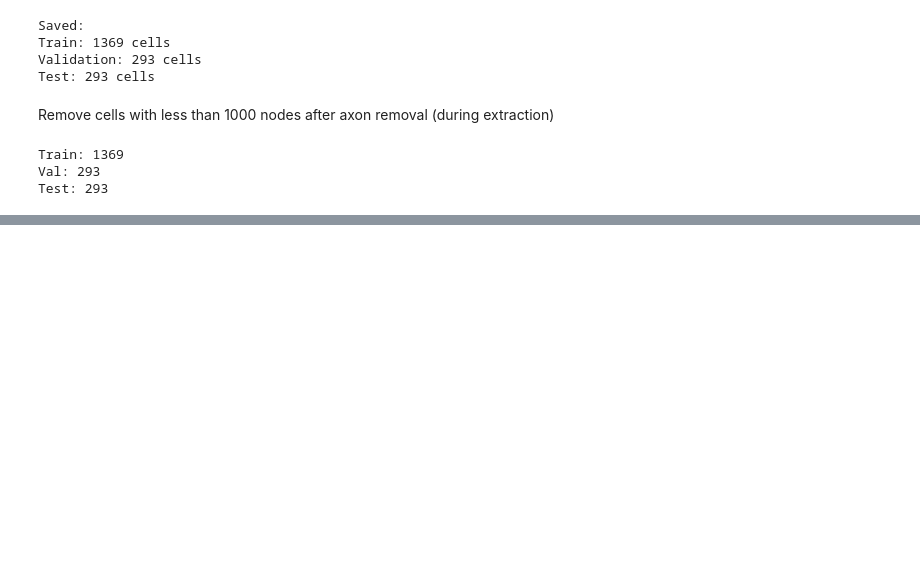
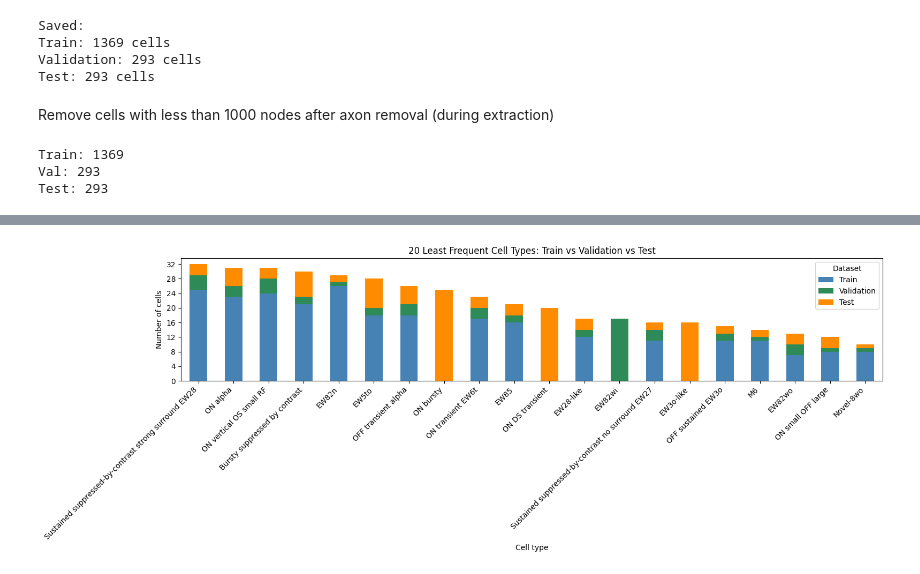
Before and after one commit to pegah81/ssl_neuron, a Jupyter notebook: ssl_neuron/data/split_data.ipynb, the cells around one changed output, grey strips where cells are left out. Saved outputs shown, nothing was run; the diff lists cells and outputs as text; code cells hidden in the pictures; blank space fills up the shorter version.

```diff
--- a/ssl_neuron/data/split_data.ipynb
+++ b/ssl_neuron/data/split_data.ipynb
@@ -506,0 +543,21 @@ np.save("all_ids.npy", all_ids)
+# %%
+
+least_20 = counts.nsmallest(20, "Total").sort_values("Total", ascending=False)
+
+least_20[["Train", "Validation", "Test"]].plot(
+    kind="bar",
+    stacked=True,
+    figsize=(16, 6),
+    color=["steelblue", "seagreen", "darkorange"]
+)
+
+plt.xlabel("Cell type")
+plt.ylabel("Number of cells")
+plt.title("20 Least Frequent Cell Types: Train vs Validation vs Test")
+plt.xticks(rotation=45, ha="right")
+plt.gca().yaxis.set_major_locator(ticker.MaxNLocator(integer=True))
+plt.legend(title="Dataset")
+plt.tight_layout()
+plt.show()
+# %% [output]
+[figure, added]
```
Also changed, not shown: parts of 8 cells of this notebook, 7 other files.
